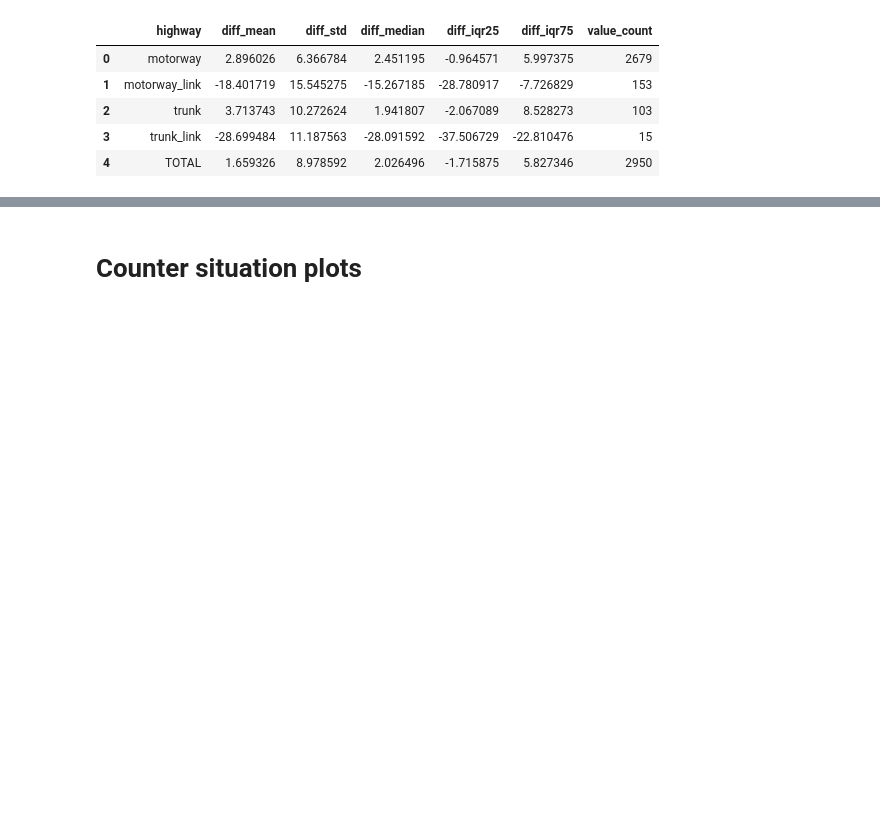
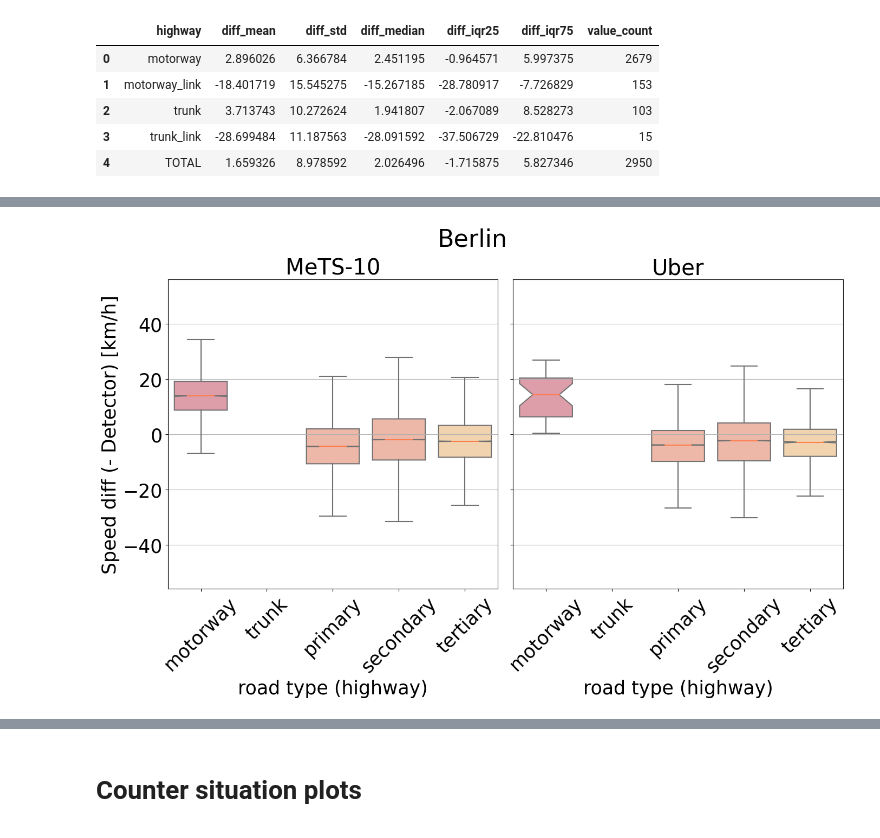
Before and after one commit to iarai/MeTS-10, a Jupyter notebook: analysis/val02_counters/exploration_plots.ipynb, the cells around one changed output, grey strips where cells are left out. Saved outputs shown, nothing was run; the diff lists cells and outputs as text; code cells hidden in the pictures; blank space fills up the shorter version.

```diff
--- a/analysis/val02_counters/exploration_plots.ipynb
+++ b/analysis/val02_counters/exploration_plots.ipynb
@@ -908,0 +782,11 @@ diff_hist(usm_london_onemonth, 'London')
+# %%
+fig, axs = plt.subplots(1, 2, tight_layout=True, figsize=(14,9))
+diff_boxplot(cm_berlin_onemonth, axs[0], labelsize=25, city='MeTS-10', y_label='Speed diff (- Detector) [km/h]', speed_field='speed_probes')
+diff_boxplot(usm_berlin_onemonth, axs[1], labelsize=25, city='Uber', y_label='Speed diff (- Detector) [km/h]', speed_field='speed_kph_mean')
+axs[1].get_yaxis().set_ticklabels([])
+axs[1].set_ylabel('')
+fig.suptitle('Berlin', fontsize=32)
+plt.savefig("plots/counter_diffs_sxs_berlin_onemonth.png")
+plt.savefig("plots/counter_diffs_sxs_berlin_onemonth.pdf")
+# %% [output]
+[figure, added]
```
Also changed, not shown: parts of 41 cells of this notebook, 9 other files.
